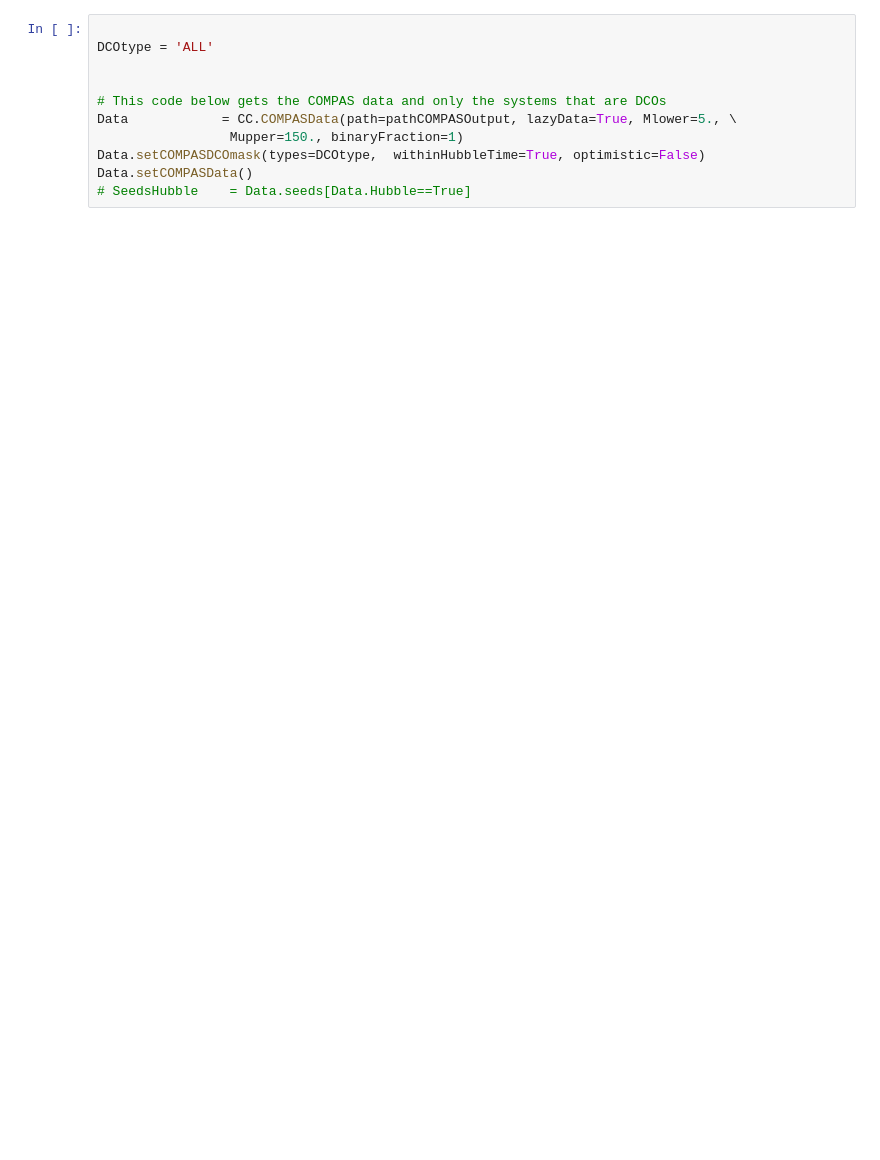
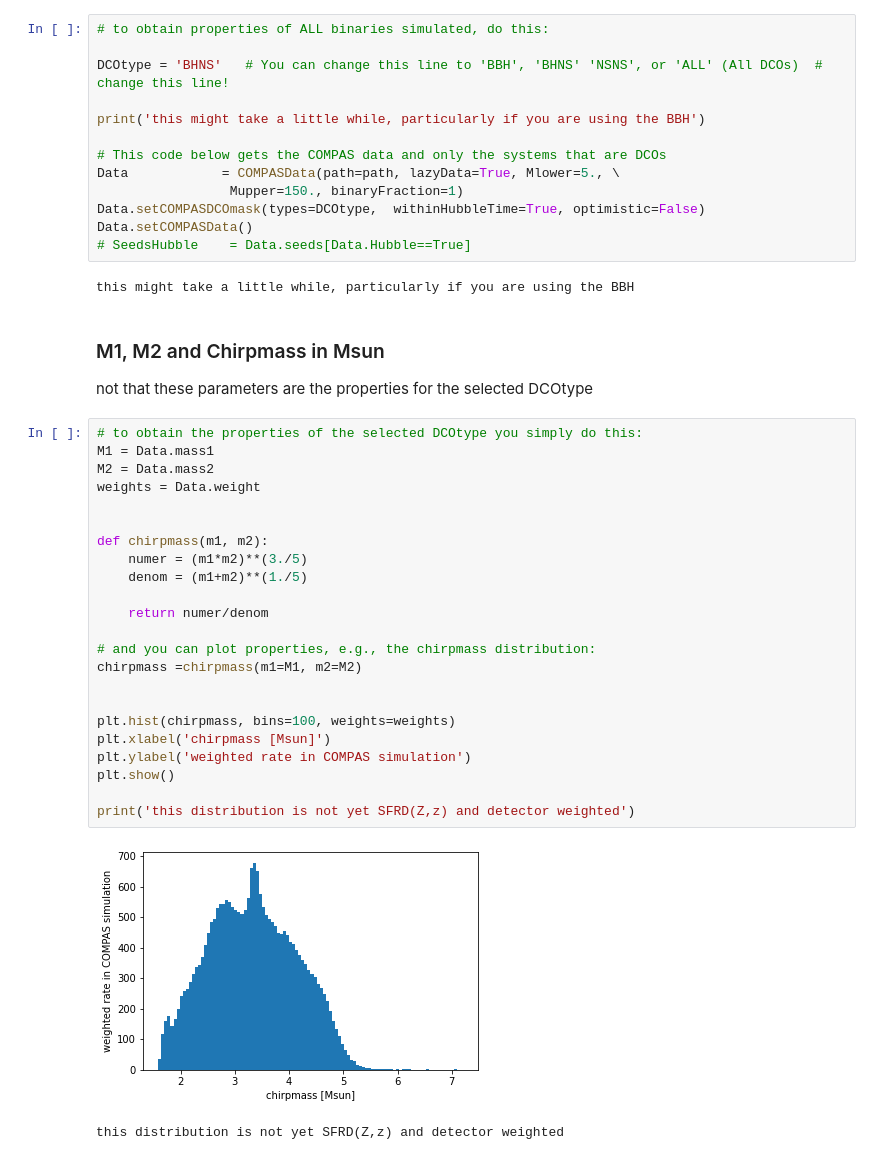
Before and after one commit to FloorBroekgaarden/Double-Compact-Object-Mergers, a Jupyter notebook: demo_read_hdf5_file/reading_in_basic_parameters_hdf5_datafile .ipynb, the cells around one changed output. Cells and saved outputs as stored; diff of their text form; blank space fills up the shorter version.

Commit message:
Martyna data analysis

```diff
--- a/demo_read_hdf5_file/reading_in_basic_parameters_hdf5_datafile .ipynb
+++ b/demo_read_hdf5_file/reading_in_basic_parameters_hdf5_datafile .ipynb
@@ -213,11 +226,45 @@ print(fdata.keys())
 # %%
+# to obtain properties of ALL binaries simulated, do this:
 
-DCOtype = 'ALL'
+DCOtype = 'BHNS'   # You can change this line to 'BBH', 'BHNS' 'NSNS', or 'ALL' (All DCOs)  # change this line!
 
+print('this might take a little while, particularly if you are using the BBH')
 
 # This code below gets the COMPAS data and only the systems that are DCOs
-Data            = CC.COMPASData(path=pathCOMPASOutput, lazyData=True, Mlower=5., \
+Data            = COMPASData(path=path, lazyData=True, Mlower=5., \
                  Mupper=150., binaryFraction=1)
 Data.setCOMPASDCOmask(types=DCOtype,  withinHubbleTime=True, optimistic=False)
 Data.setCOMPASData()
 # SeedsHubble    = Data.seeds[Data.Hubble==True]
+# %% [output]
+this might take a little while, particularly if you are using the BBH
+# %% [markdown]
+### M1, M2 and Chirpmass in Msun
+
+not that these parameters are the properties for the selected DCOtype
+# %%
+# to obtain the properties of the selected DCOtype you simply do this:
+M1 = Data.mass1
+M2 = Data.mass2
+weights = Data.weight
+
+
+def chirpmass(m1, m2):
+    numer = (m1*m2)**(3./5)
+    denom = (m1+m2)**(1./5)
+
+    return numer/denom
+
+# and you can plot properties, e.g., the chirpmass distribution:
+chirpmass =chirpmass(m1=M1, m2=M2)
+
+
+plt.hist(chirpmass, bins=100, weights=weights)
+plt.xlabel('chirpmass [Msun]')
+plt.ylabel('weighted rate in COMPAS simulation')
+plt.show()
+
+print('this distribution is not yet SFRD(Z,z) and detector weighted')
+# %% [output]
+[figure, added]
+this distribution is not yet SFRD(Z,z) and detector weighted
```
Also changed, not shown: parts of 15 cells of this notebook, 17 other files.
